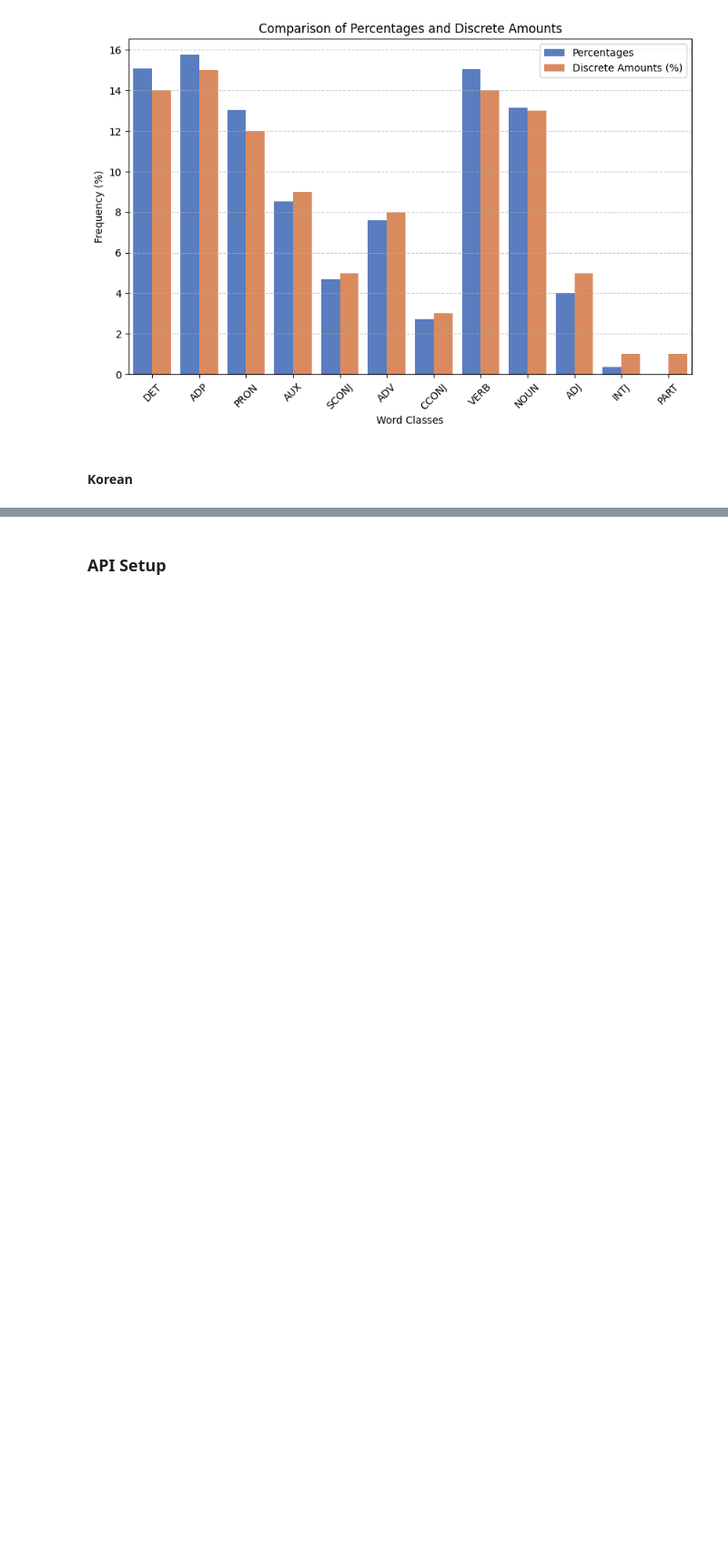
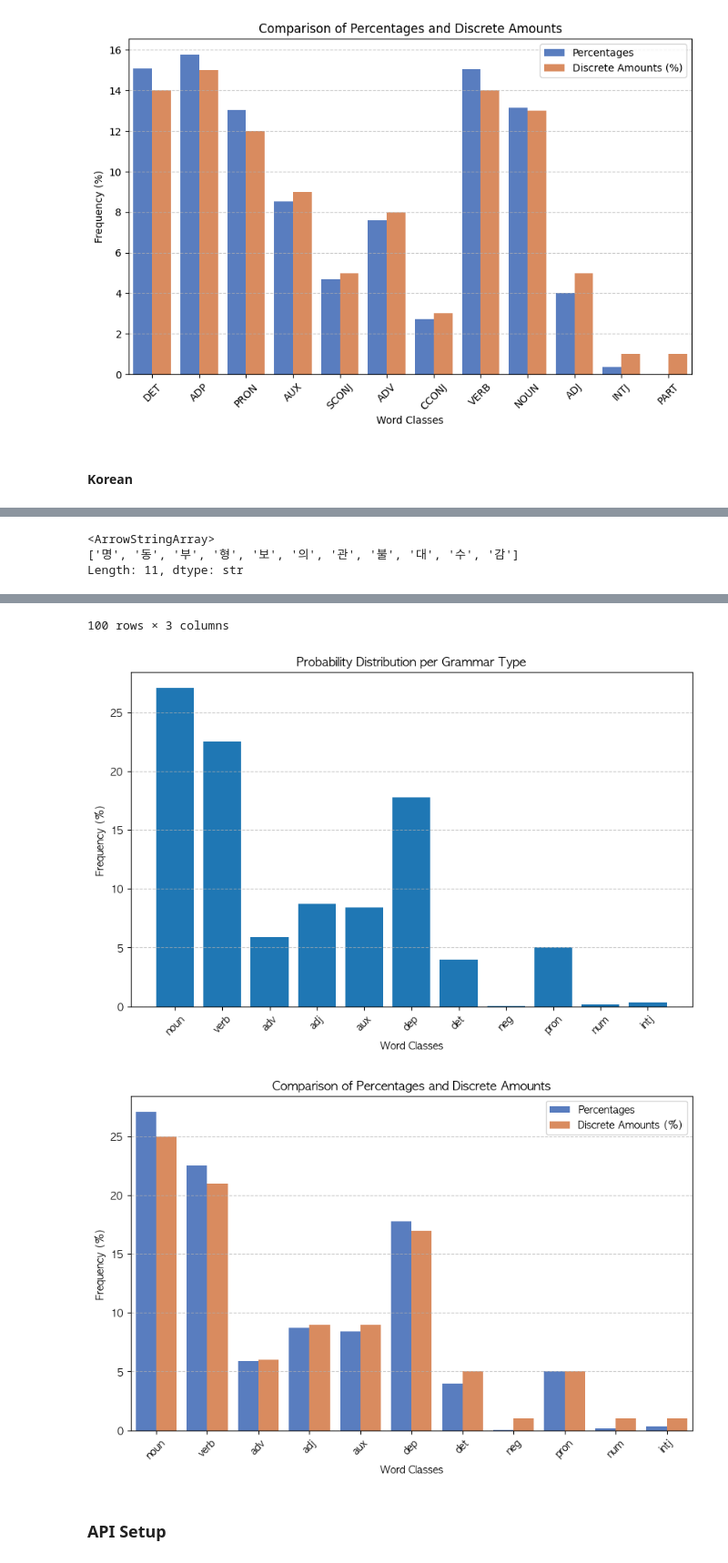
Before and after one commit to mitzeus/NILAS, a Jupyter notebook: main.ipynb, the cells around one changed output, grey strips where cells are left out. Shown at 91% size. Drawn from its saved outputs; the diff is of its cells as text; code cells hidden in the pictures; blank space fills up the shorter version.

```diff
--- a/main.ipynb
+++ b/main.ipynb
@@ -310,0 +335,50 @@ display(hamilton_fig[0])
+# %%
+korean_raw = korean_raw.dropna(subset=["순위"]) # drops words where there is no ranking
+# %%
+korean_raw["품사"].unique()
+# %% [output]
+<ArrowStringArray>
+['명', '동', '부', '형', '보', '의', '관', '불', '대', '수', '감']
+Length: 11, dtype: str
+# %%
+# remove 단어 numbers
+korean_raw["단어"] = korean_raw["단어"].str.replace(
+    r"\d+$", "", regex=True
+)
+# %%
+# replace korean names for display purposes
+korean_raw["품사"] = korean_raw["품사"].replace(
+    {
+        "명": "noun",
+        "동": "verb",
+        "부": "adv",
+        "형": "adj",
+        "보": "aux",
+        "의": "dep",
+        "관": "det",
+        "불": "neg",
+        "대": "pron",
+        "수": "num",
+        "감": "intj",
+    }
+)
+# %%
+# As TOPIK dont have any frequency ranking, I'll weight the ranking instead
+korean_raw["frequency_est"] = 1 / korean_raw["순위"]
+# %%
+korean_final, class_prior_fig, hamilton_fig = create_sorted_flashcard_set(
+    data=korean_raw,
+    data_columns=["단어", "품사", "frequency_est"],
+    pos_str="pos",
+    frequency_str="frequency",
+    rank_by="frequency",
+    lang="korean",
+    target_columns=["word", "pos", "frequency"],
+    drop_pos=[],
+    limit=TOTAL_SIZE,
+)
+
+display(korean_final)
+display(class_prior_fig[0])
+display(hamilton_fig[0])
+# %% [output]
@@ -311,3 +397,6 @@ display(hamilton_fig[0])
+100 rows × 3 columns
+[figure, added]
+[figure, added]
 # %% [markdown]
 ### API Setup
 # %%
```
Also changed, not shown: parts of 4 cells of this notebook, 4 other files.
